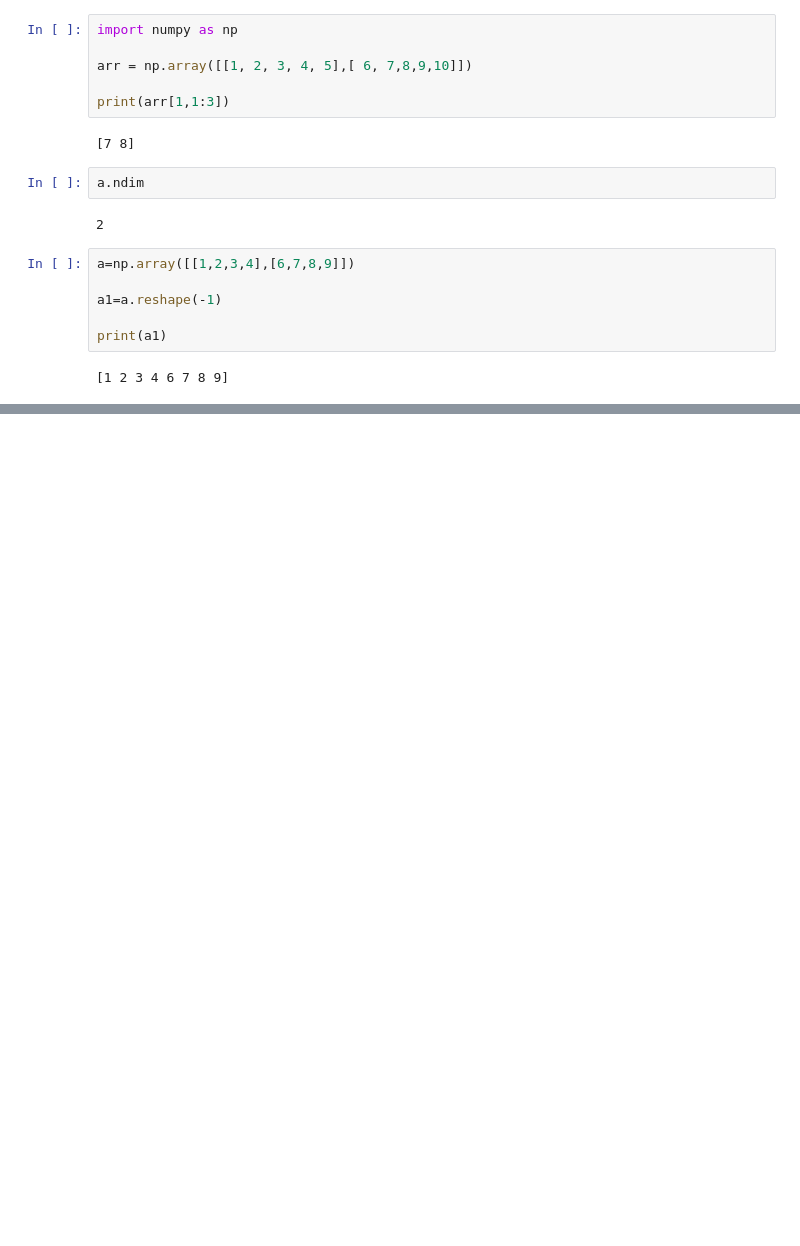
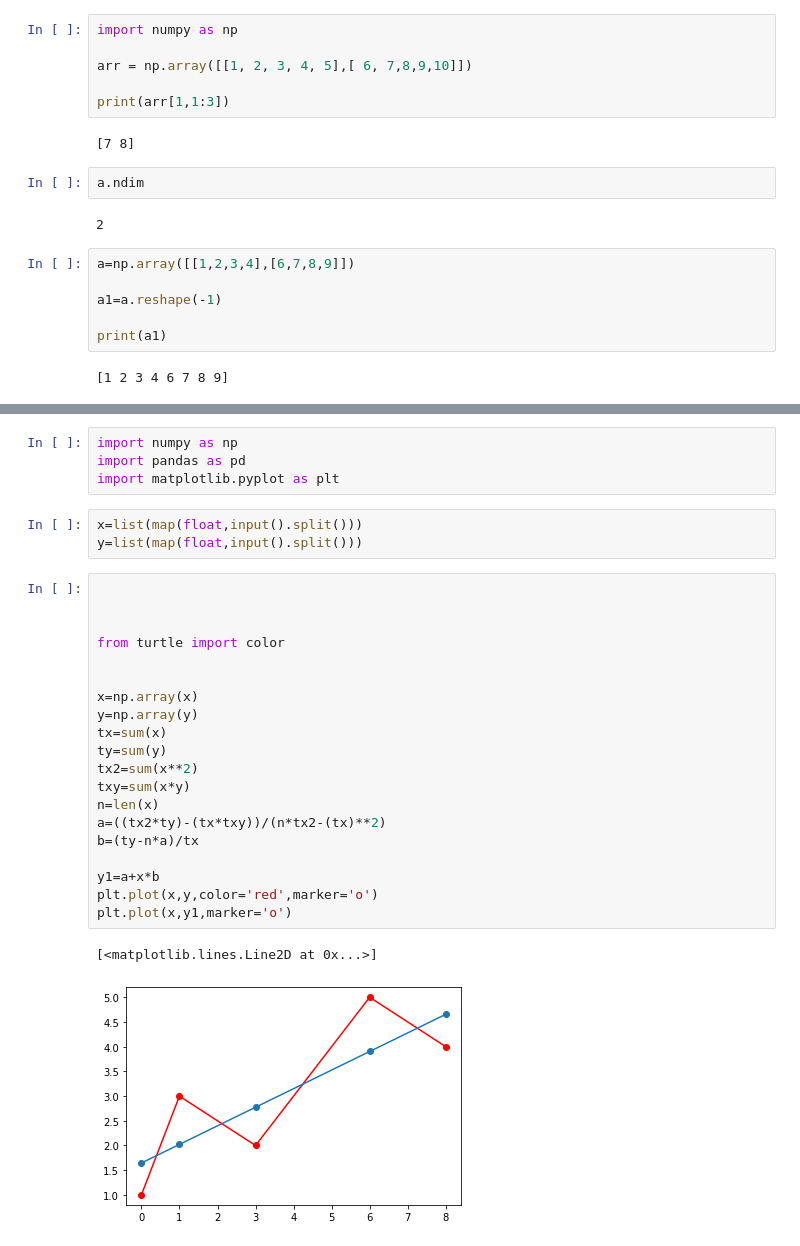
Before and after one commit to udaykiran1729/Programming, a Jupyter notebook: Py_prog/Note101.ipynb, the cells around one changed output, grey strips where cells are left out. Saved outputs shown, nothing was run; the diff lists cells and outputs as text; blank space fills up the shorter version.

```diff
--- a/Py_prog/Note101.ipynb
+++ b/Py_prog/Note101.ipynb
@@ -32,0 +124,30 @@ print(a1)
+# %%
+import numpy as np
+import pandas as pd
+import matplotlib.pyplot as plt
+# %%
+x=list(map(float,input().split()))
+y=list(map(float,input().split()))
+# %%
+
+
+
+from turtle import color
+
+
+x=np.array(x)
+y=np.array(y)
+tx=sum(x)
+ty=sum(y)
+tx2=sum(x**2)
+txy=sum(x*y)
+n=len(x)
+a=((tx2*ty)-(tx*txy))/(n*tx2-(tx)**2)
+b=(ty-n*a)/tx
+
+y1=a+x*b
+plt.plot(x,y,color='red',marker='o')
+plt.plot(x,y1,marker='o')
+# %% [output]
+[<matplotlib.lines.Line2D at 0x...>]
+[figure, added]
```
Also changed, not shown: parts of 21 cells of this notebook, 9 other files.
